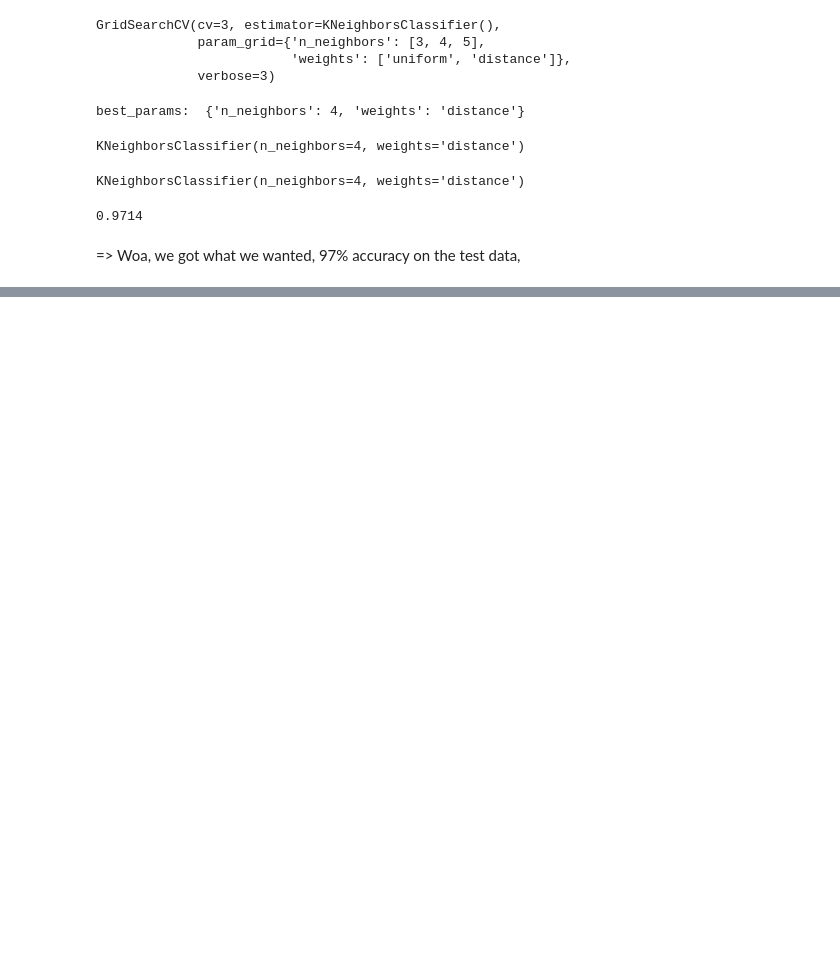
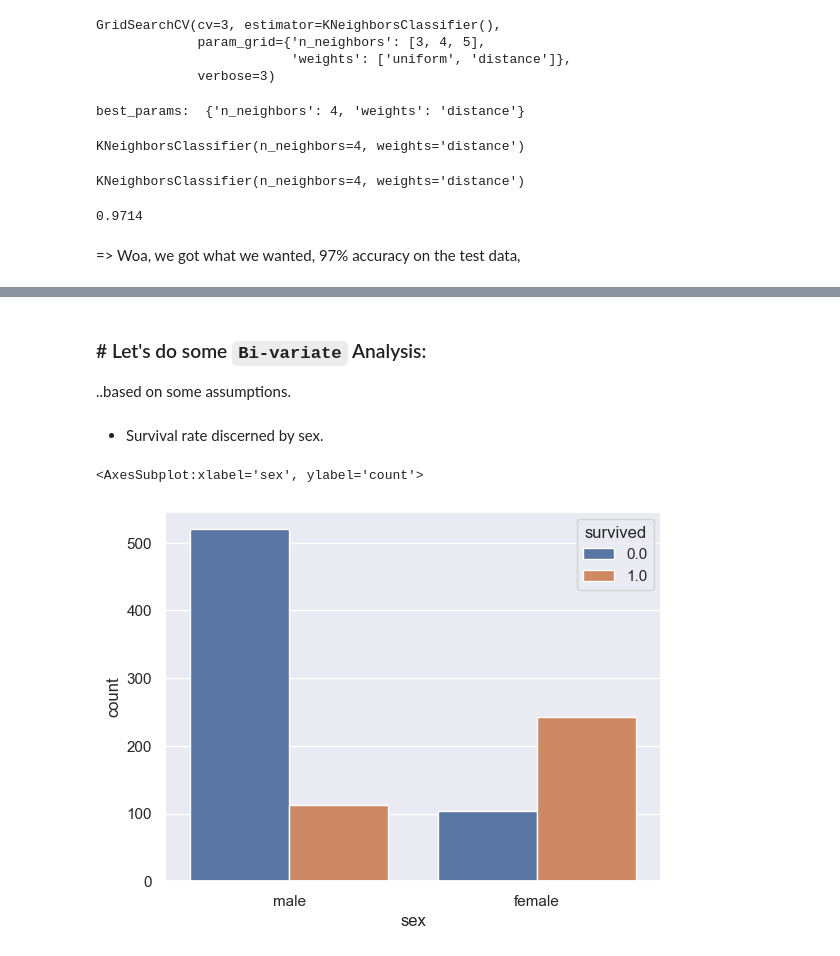
Before and after one commit to suryanshyaknow/machine-learning, a Jupyter notebook: in2__classification/in3__exercises on classification.ipynb, the cells around one changed output, grey strips where cells are left out. Drawn from its saved outputs; the diff is of its cells as text; code cells hidden in the pictures; blank space fills up the shorter version.

```diff
--- a/in2__classification/in3__exercises on classification.ipynb
+++ b/in2__classification/in3__exercises on classification.ipynb
@@ -125,0 +213,4 @@ best_knn_clf.score(X_test, y_test)
+# %%
+df.drop(columns=["name", "ticket"], inplace=True)
+
+df.columns
@@ -125,0 +303,4 @@ best_knn_clf.score(X_test, y_test)
+# %%
+## Let's drop these redundants already
+
+df.drop(columns=["cabin", "body", "boat", "home.dest"], inplace=True)
@@ -125,0 +342,11 @@ best_knn_clf.score(X_test, y_test)
+# %%
+## Let's make it right
+
+num_cols = ["age", "sibsp", "parch", "fare"]
+
+# Typecating cols that were supposed to be numerical into float dtype
+for col in num_cols:
+    df[col] = df[col].astype(float)
+
+# Having a look at their dtypes now
+df.dtypes
@@ -125,0 +413,14 @@ best_knn_clf.score(X_test, y_test)
+# %%
+## Let's just drop the missing records of features `fare` and `embarked`
+# as they measly have per 1 record missing
+
+missing_idx_fare = df[df["fare"].isna()].index
+missing_idx_embarked = df[df["embarked"].isna()].index
+
+idx_to_drop = list(missing_idx_embarked) + list(missing_idx_fare)
+
+# dropping these records
+df.drop(idx_to_drop, inplace=True)
+
+# having a look at missing vals now
+df.isna().sum()
@@ -125,0 +461,14 @@ best_knn_clf.score(X_test, y_test)
+# %% [markdown]
+### # Let's do some `Bi-variate` Analysis:
+
+..based on some assumptions.
+# %% [markdown]
+- Survival rate discerned by sex.
+# %%
+## Survived or not discerned by sex
+
+sns.set_theme()
+sns.countplot(df.sex, hue=df.survived)
+# %% [output]
+<AxesSubplot:xlabel='sex', ylabel='count'>
+[figure, added]
```
Also changed, not shown: parts of 92 cells of this notebook.
